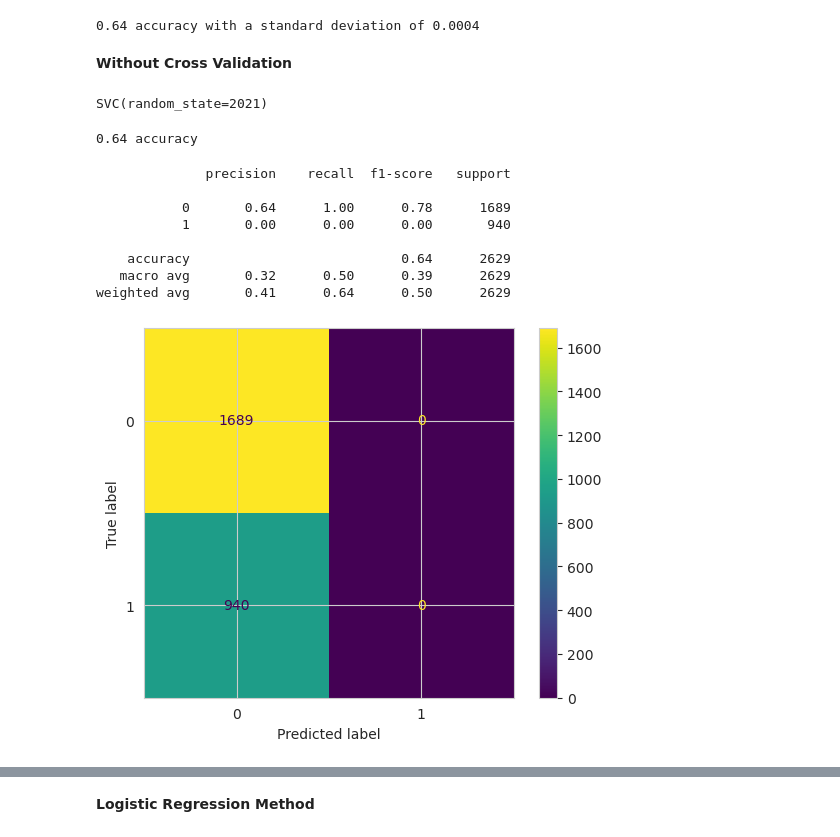
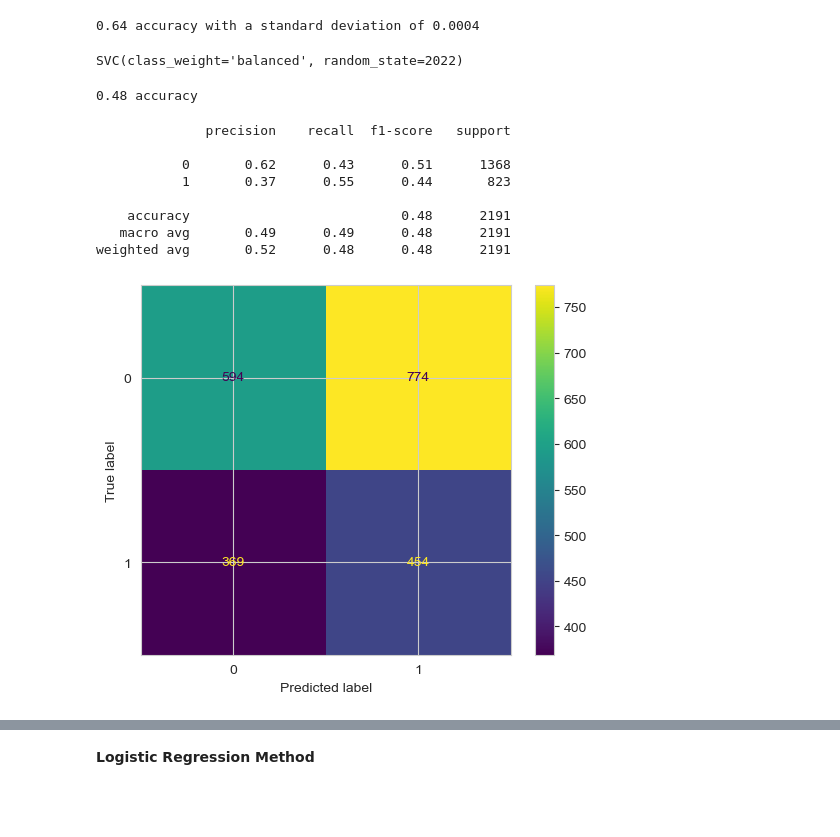
Before and after one commit to AN-DRE4/DadosAprendizagemAutomatica, a Jupyter notebook: HeartAttack.ipynb, the cells around one changed output, grey strips where cells are left out. Saved outputs shown, nothing was run; the diff lists cells and outputs as text; code cells hidden in the pictures; blank space fills up the shorter version.

```diff
--- a/HeartAttack.ipynb
+++ b/HeartAttack.ipynb
@@ -557,0 +605,7 @@ FBeta Score: 0.37021420138303257
+# %%
+x = heartAtk_clean_finalVersion.drop(['Heart Attack Risk'], axis = 1)
+y = heartAtk_clean_finalVersion['Heart Attack Risk']
+x_train, x_test, y_train, y_test = train_test_split(x, y, test_size=0.25,random_state=2022)
+
+sns.set_style('whitegrid')
+sns.countplot(x='Heart Attack Risk', data = pd.DataFrame(y_train,columns=['Heart Attack Risk']), palette='RdBu_r')
@@ -573,5 +629,0 @@ Accuracy of 0.58 with a standard deviation of 0.02
-# %%
-x_train, x_test, y_train, y_test = train_test_split(x,np.ravel(y),test_size=0.30,random_state=2021)
-
-sns.set_style('whitegrid')
-sns.countplot(x='Heart Attack Risk', data = pd.DataFrame(y_train,columns=['Heart Attack Risk']), palette='RdBu_r')
@@ -596,31 +638,29 @@ array([0.64196123, 0.64196123, 0.64196123, 0.64269406, 0.64155251,
 print("%0.2f accuracy with a standard deviation of %0.4f" % (scores.mean(),scores.std()))
 # %% [output]
 0.64 accuracy with a standard deviation of 0.0004
-# %% [markdown]
-**Without Cross Validation**
 # %%
-model = SVC(random_state=2021)
-model.fit(x_train,y_train)
+svcmodel = SVC(random_state=2022, class_weight='balanced')
+svcmodel.fit(x_train,y_train)
 # %% [output]
-SVC(random_state=2021)
+SVC(class_weight='balanced', random_state=2022)
 # %%
-predictions = model.predict(x_test)
-print("%0.2f accuracy" % (accuracy_score(y_test,predictions)))
+svc_predictions = svcmodel.predict(x_test)
+print("%0.2f accuracy" % (accuracy_score(y_test,svc_predictions)))
 # %% [output]
-0.64 accuracy
+0.48 accuracy
 # %%
-print(classification_report(y_test,predictions))
+print(classification_report(y_test,svc_predictions))
 # %% [output]
               precision    recall  f1-score   support
 
-           0       0.64      1.00      0.78      1689
-           1       0.00      0.00      0.00       940
+           0       0.62      0.43      0.51      1368
+           1       0.37      0.55      0.44       823
 
-    accuracy                           0.64      2629
-   macro avg       0.32      0.50      0.39      2629
-weighted avg       0.41      0.64      0.50      2629
+    accuracy                           0.48      2191
+   macro avg       0.49      0.49      0.48      2191
+weighted avg       0.52      0.48      0.48      2191
 # %%
-ConfusionMatrixDisplay.from_predictions(y_test,predictions)
+ConfusionMatrixDisplay.from_predictions(y_test,svc_predictions)
 plt.show()
 # %% [output]
-[figure, old version]
+[figure, new version]
```
Also changed, not shown: parts of 111 cells of this notebook.
